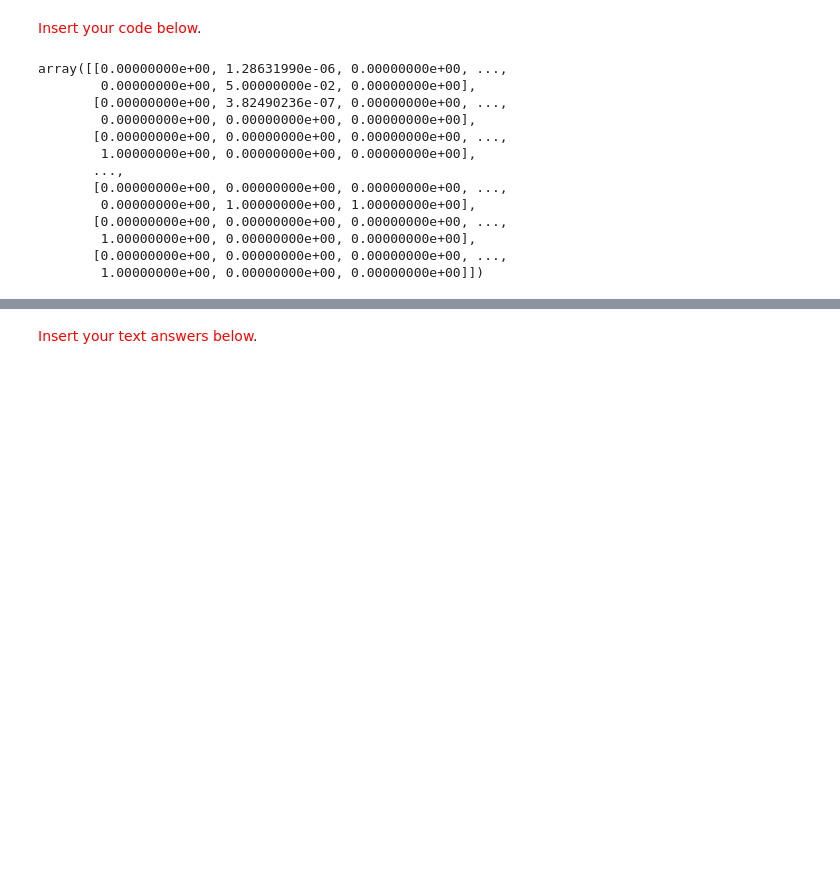
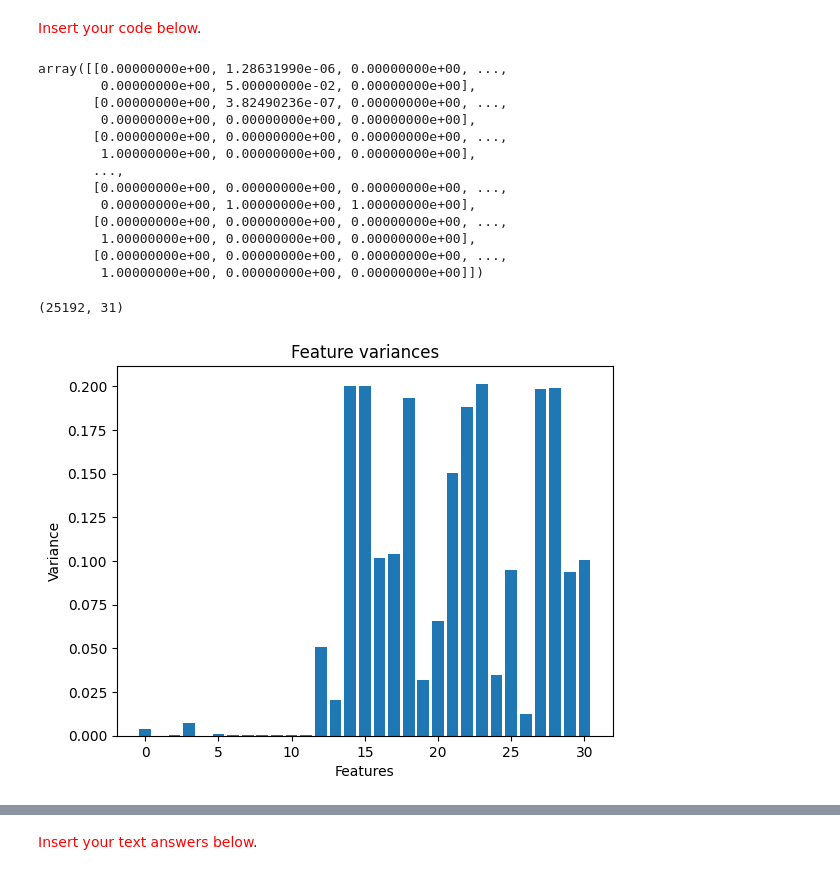
Before and after one commit to sprince0031/UL_Masters, a Jupyter notebook: SEM_1/CE4051-Introduction_to_Data_Engineering_and_Machine_Learning/Week7_8/Activity4_23052058.ipynb, the cells around one changed output, grey strips where cells are left out. Cells and saved outputs as stored; diff of their text form; code cells hidden in the pictures; blank space fills up the shorter version.

```diff
--- a/SEM_1/CE4051-Introduction_to_Data_Engineering_and_Machine_Learning/Week7_8/Activity4_23052058.ipynb
+++ b/SEM_1/CE4051-Introduction_to_Data_Engineering_and_Machine_Learning/Week7_8/Activity4_23052058.ipynb
@@ -194,6 +197,7 @@ import numpy as np
 minMaxScaler = MinMaxScaler()
 train_X_minMaxed = minMaxScaler.fit_transform(train_X)
 display(train_X_minMaxed)
+print(np.shape(train_X_minMaxed))
 # %% [output]
 array([[0.00000000e+00, 1.28631990e-06, 0.00000000e+00, ...,
         0.00000000e+00, 5.00000000e-02, 0.00000000e+00],
@@ -208,3 +212,4 @@ array([[0.00000000e+00, 1.28631990e-06, 0.00000000e+00, ...,
         1.00000000e+00, 0.00000000e+00, 0.00000000e+00],
        [0.00000000e+00, 0.00000000e+00, 0.00000000e+00, ...,
         1.00000000e+00, 0.00000000e+00, 0.00000000e+00]])
+(25192, 31)
@@ -212,0 +216,12 @@ array([[0.00000000e+00, 1.28631990e-06, 0.00000000e+00, ...,
+# %%
+# Calculating variance of features.
+featureVariances = np.var(train_X_minMaxed, axis=0)
+
+# Plotting the feature variances as a bar chart
+plt.bar(range(len(featureVariances)), featureVariances)
+plt.title('Feature variances')
+plt.xlabel('Features')
+plt.ylabel('Variance')
+plt.show()
+# %% [output]
+[figure, added]
```
Also changed, not shown: parts of 10 cells of this notebook.
